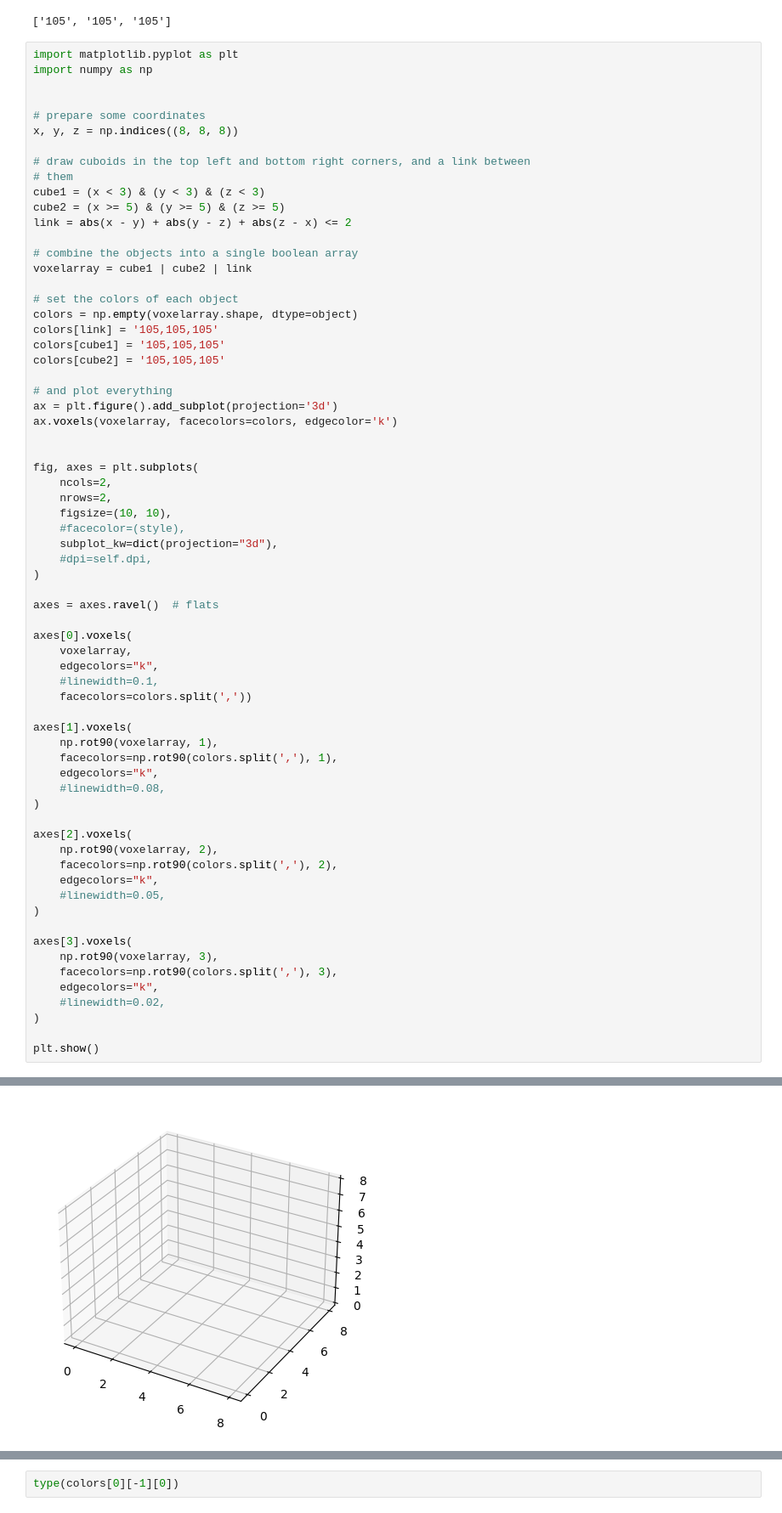
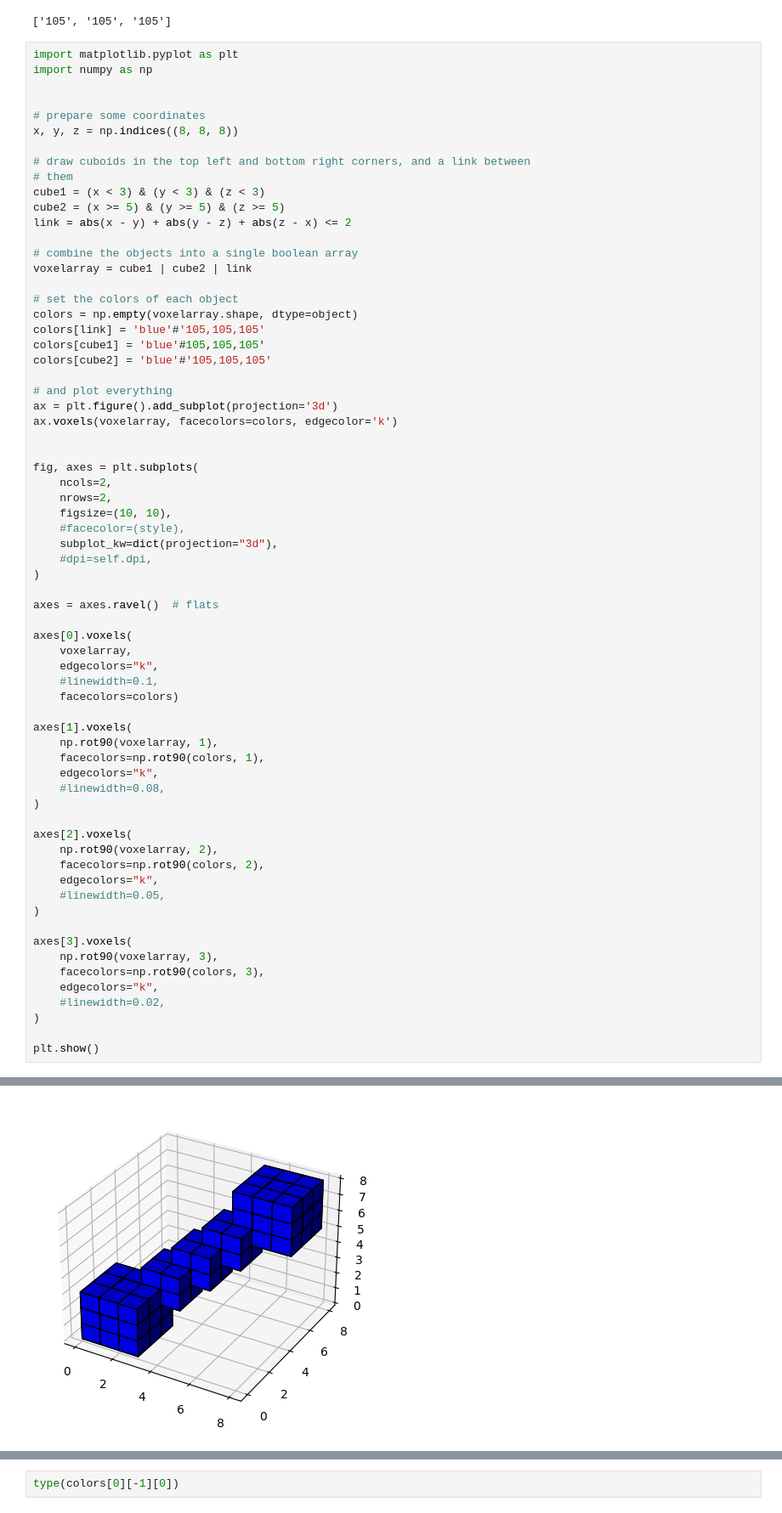
Before and after one commit to juan-garassino/deepSculpt, a Jupyter notebook: notebooks/voxels.ipynb, the cells around one changed output, grey strips where cells are left out. Shown at 85% size. Cells and saved outputs as stored; diff of their text form.

```diff
--- a/notebooks/voxels.ipynb
+++ b/notebooks/voxels.ipynb
@@ -58,9 +30,9 @@ voxelarray = cube1 | cube2 | link
 
 # set the colors of each object
 colors = np.empty(voxelarray.shape, dtype=object)
-colors[link] = '105,105,105'
-colors[cube1] = '105,105,105'
-colors[cube2] = '105,105,105'
+colors[link] = 'blue'#'105,105,105'
+colors[cube1] = 'blue'#105,105,105'
+colors[cube2] = 'blue'#'105,105,105'
 
 # and plot everything
 ax = plt.figure().add_subplot(projection='3d')
@@ -82,25 +54,25 @@ axes[0].voxels(
     voxelarray,
     edgecolors="k",
     #linewidth=0.1,
-    facecolors=colors.split(','))
+    facecolors=colors)
 
 axes[1].voxels(
     np.rot90(voxelarray, 1),
-    facecolors=np.rot90(colors.split(','), 1),
+    facecolors=np.rot90(colors, 1),
     edgecolors="k",
     #linewidth=0.08,
 )
 
 axes[2].voxels(
     np.rot90(voxelarray, 2),
-    facecolors=np.rot90(colors.split(','), 2),
+    facecolors=np.rot90(colors, 2),
     edgecolors="k",
     #linewidth=0.05,
 )
 
 axes[3].voxels(
     np.rot90(voxelarray, 3),
-    facecolors=np.rot90(colors.split(','), 3),
+    facecolors=np.rot90(colors, 3),
     edgecolors="k",
     #linewidth=0.02,
 )
@@ -111 +82 @@ ValueError: '105,105,105' is not a valid color value.
-[figure, old version]
+[figure, new version]
```
Also changed, not shown: parts of 6 cells of this notebook, 3 other files.
